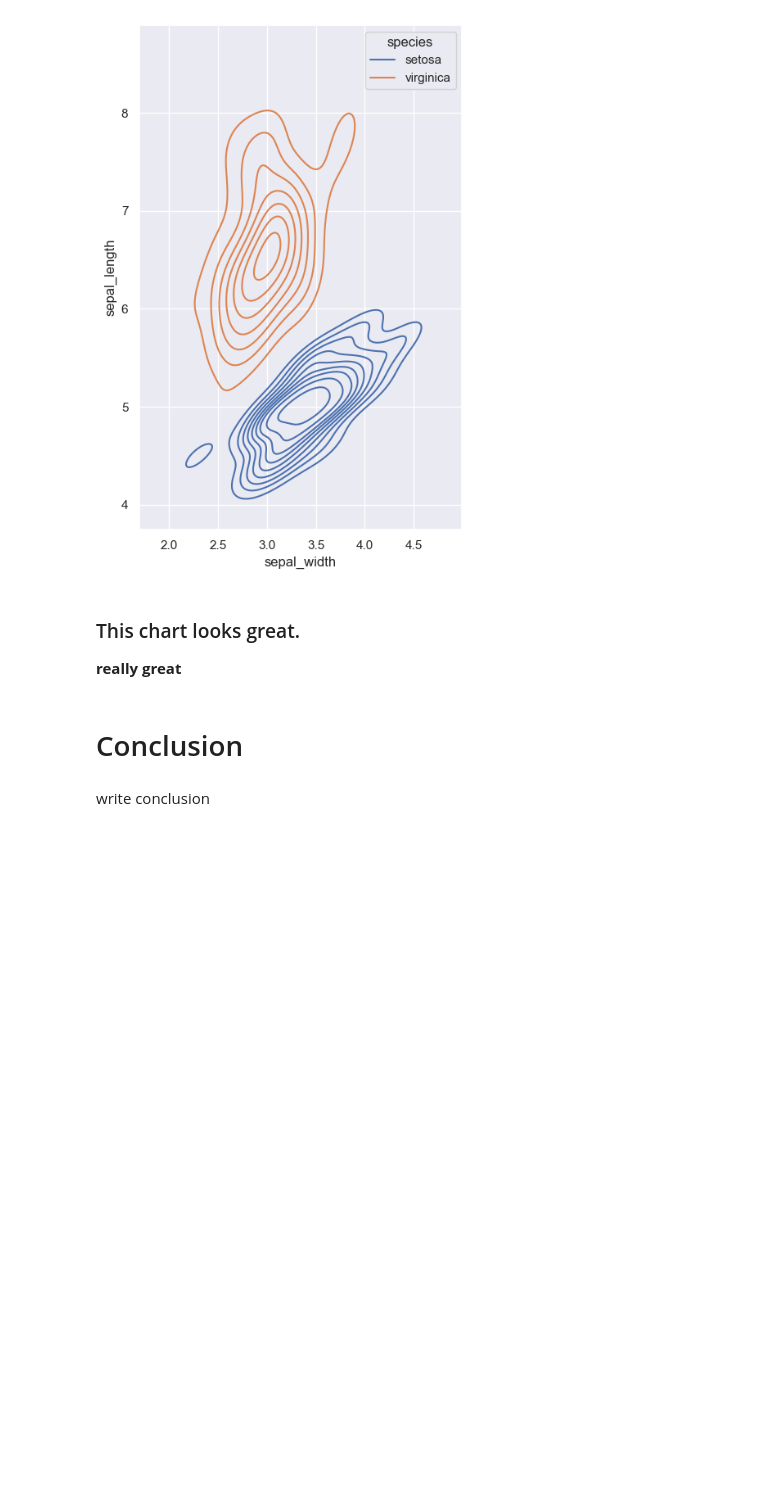
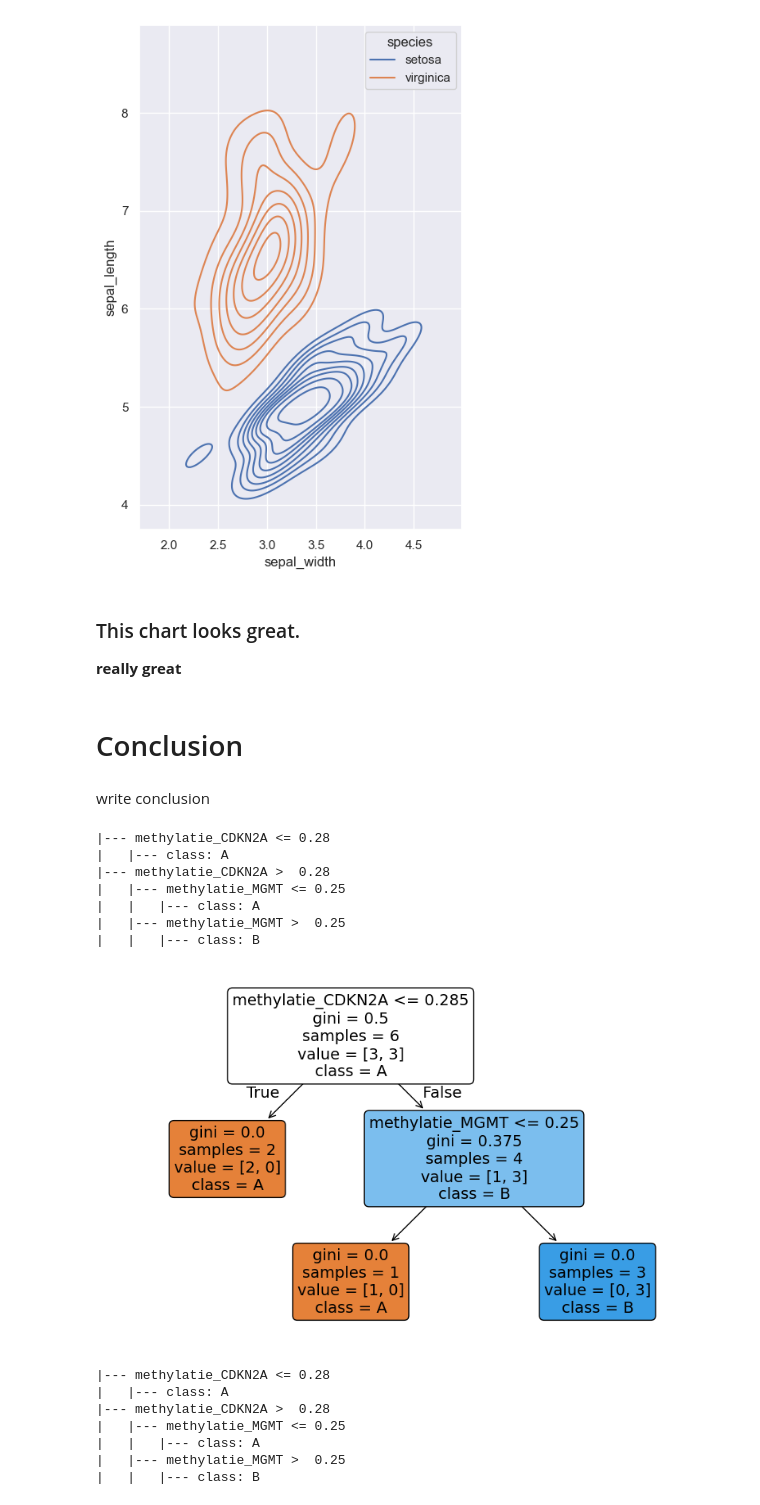
Before and after one commit to ProjecticumDlerpDs/ml_oncoresponse, a Jupyter notebook: tutorials/notebooks/test.ipynb, the cells around one changed output. Saved outputs shown, nothing was run; the diff lists cells and outputs as text; code cells hidden in the pictures; blank space fills up the shorter version.

```diff
--- a/tutorials/notebooks/test.ipynb
+++ b/tutorials/notebooks/test.ipynb
@@ -49,0 +52,52 @@ write conclusion
+# %%
+import pandas as pd
+from sklearn.tree import DecisionTreeClassifier, export_text, plot_tree
+import matplotlib.pyplot as plt
+
+
+data = pd.DataFrame({
+    'mutatie_BRCA1': [0, 1, 0, 1, 0, 1],
+    'mutatie_TP53':  [1, 0, 0, 1, 1, 0],
+    'methylatie_CDKN2A': [0.12, 0.35, 0.67, 0.22, 0.9, 0.6],
+    'methylatie_MGMT':   [0.85, 0.42, 0.2, 0.75, 0.3, 0.55],
+    'label': ['A', 'B', 'A', 'A', 'B', 'B']
+})
+
+X = data.drop(columns='label')
+y = data['label']
+
+
+clf = DecisionTreeClassifier(random_state=42, max_depth=3)
+clf.fit(X, y)
+
+
+print(export_text(clf, feature_names=list(X.columns)))
+
+plt.figure(figsize=(10,6))
+plot_tree(clf,
+          feature_names=X.columns,
+          class_names=clf.classes_,
+          filled=True,
+          rounded=True)
+plt.show()
+
+clf = DecisionTreeClassifier(random_state=42, max_depth=5)
+clf.fit(X, y)
+
+print(export_text(clf, feature_names=list(X.columns)))
+# %% [output]
+|--- methylatie_CDKN2A <= 0.28
+|   |--- class: A
+|--- methylatie_CDKN2A >  0.28
+|   |--- methylatie_MGMT <= 0.25
+|   |   |--- class: A
+|   |--- methylatie_MGMT >  0.25
+|   |   |--- class: B
+[figure, added]
+|--- methylatie_CDKN2A <= 0.28
+|   |--- class: A
+|--- methylatie_CDKN2A >  0.28
+|   |--- methylatie_MGMT <= 0.25
+|   |   |--- class: A
+|   |--- methylatie_MGMT >  0.25
+|   |   |--- class: B
```
Also changed, not shown: parts of 3 cells of this notebook, 4 other files.
